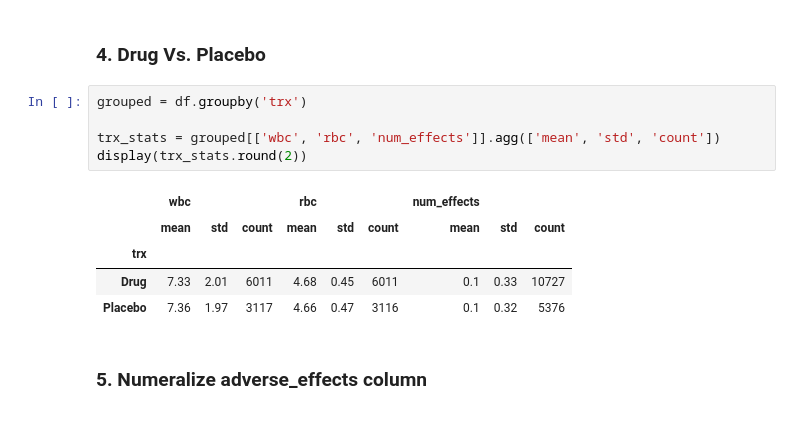
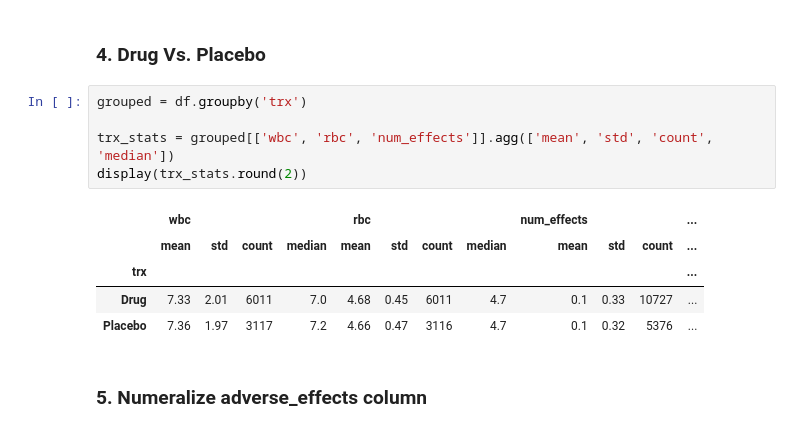
Before and after one commit to Amir-rfz/Data-Science-Course-Projects-S2025, a Jupyter notebook: CA0/CA0.ipynb, the cells around one changed output. Saved outputs shown, nothing was run; the diff lists cells and outputs as text.

```diff
--- a/CA0/CA0.ipynb
+++ b/CA0/CA0.ipynb
@@ -585,14 +585,14 @@ display(summary_stats.round(2))
 # %%
 grouped = df.groupby('trx')
 
-trx_stats = grouped[['wbc', 'rbc', 'num_effects']].agg(['mean', 'std', 'count'])
+trx_stats = grouped[['wbc', 'rbc', 'num_effects']].agg(['mean', 'std', 'count', 'median'])
 display(trx_stats.round(2))
 # %% [output]
-|  | wbc |  |  | rbc |  |  | num_effects |  |  |
-|  | mean | std | count | mean | std | count | mean | std | count |
-| trx |  |  |  |  |  |  |  |  |  |
-| Drug | 7.33 | 2.01 | 6011 | 4.68 | 0.45 | 6011 | 0.1 | 0.33 | 10727 |
-| Placebo | 7.36 | 1.97 | 3117 | 4.66 | 0.47 | 3116 | 0.1 | 0.32 | 5376 |
+|  | wbc |  |  |  | rbc |  |  |  | num_effects |  |  | ... |
+|  | mean | std | count | median | mean | std | count | median | mean | std | count | ... |
+| trx |  |  |  |  |  |  |  |  |  |  |  | ... |
+| Drug | 7.33 | 2.01 | 6011 | 7.0 | 4.68 | 0.45 | 6011 | 4.7 | 0.1 | 0.33 | 10727 | ... |
+| Placebo | 7.36 | 1.97 | 3117 | 7.2 | 4.66 | 0.47 | 3116 | 4.7 | 0.1 | 0.32 | 5376 | ... |
 # %% [markdown]
 ### 5. Numeralize adverse_effects column
 # %%
```
Also changed, not shown: parts of 9 cells of this notebook.
